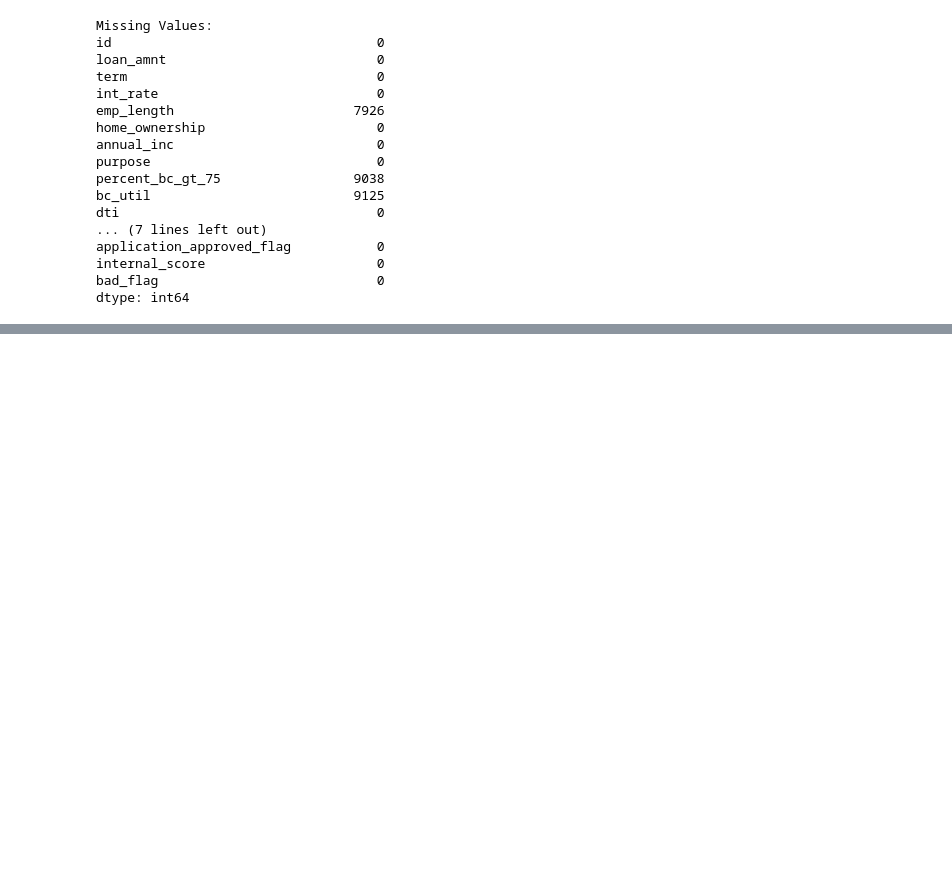
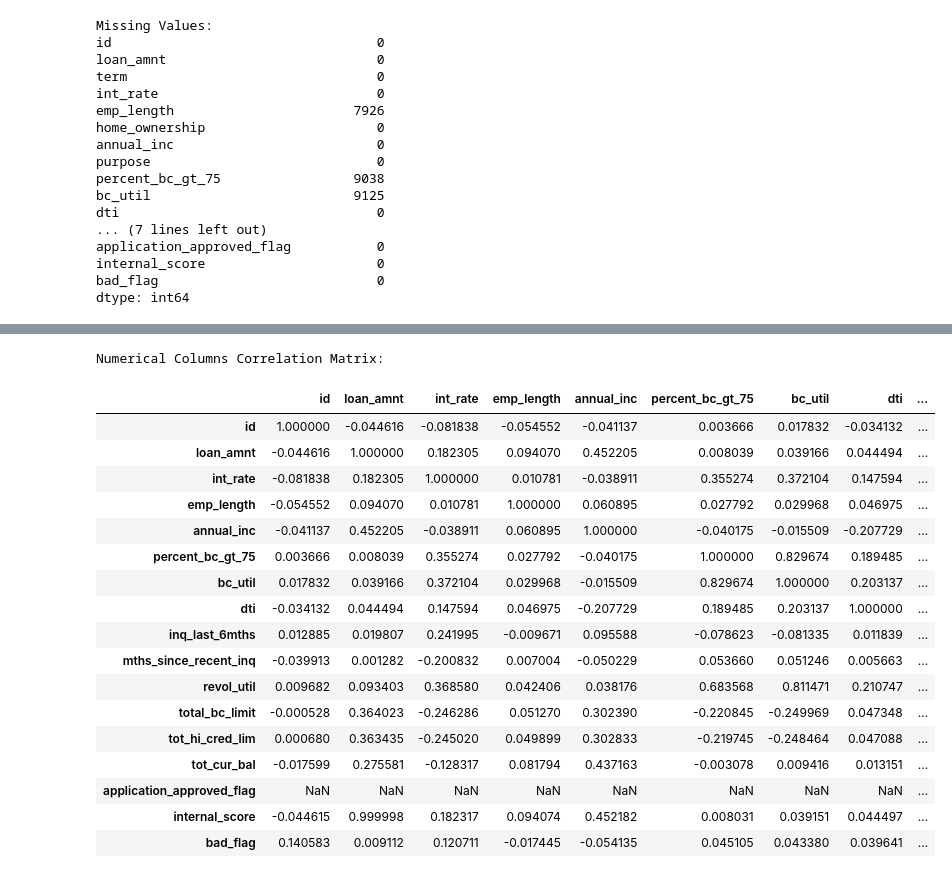
Before and after one commit to swatipadhee/Loan, a Jupyter notebook: EDA.ipynb, the cells around one changed output, grey strips where cells are left out. Drawn from its saved outputs; the diff is of its cells as text; code cells hidden in the pictures; blank space fills up the shorter version.

Commit message:
Update EDA.ipynb
Missing data imputation and feature analysis

```diff
--- a/EDA.ipynb
+++ b/EDA.ipynb
@@ -580,0 +592,32 @@ df_2 = df_2.drop(columns=['mths_since_last_major_derog'])
+# %%
+# Imputation strategy for each column
+columns_to_impute = {
+    'annual_inc': 'mean',  # Mean imputation for numerical data like annual income
+    'percent_bc_gt_75': 'median',  # Median for percentage, as it may be skewed
+    'bc_util': 'median',  # Median for utilization ratio, which can be skewed
+    'revol_util': 'median',  # Median for revolving utilization ratio
+    'total_bc_limit': 'mean',  # Mean for credit limit, typically numerical
+    'tot_hi_cred_lim': 'mean',  # Mean for total high credit limit
+    'tot_cur_bal': 'mean',  # Mean for total current balance
+    'int_rate': 'mean',  # Mean for interest rate
+    'dti': 'mean',  # Mean for debt-to-income ratio
+    'internal_score': 'mean',  # Mean for internal score
+    'term': 'mode',  # Mode for loan term (categorical)
+    'emp_length': 'mode',  # Mode for employment length (categorical)
+    'inq_last_6mths': 'median',  # Median for inquiries in the last 6 months
+    'mths_since_recent_inq': 'median'  # Median for months since recent inquiry
+}
+
+# Perform imputation based on the specified methods
+for column, method in columns_to_impute.items():
+    if method == 'mean':
+        df_3[column] = df_3[column].fillna(df_3[column].mean())
+    elif method == 'median':
+        df_3[column] = df_3[column].fillna(df_3[column].median())
+    elif method == 'mode':
+        df_3[column] = df_3[column].fillna(df_3[column].mode()[0])
+
+# Print missingness after imputation
+missingness_after_imputation = df_3.isna().sum()
+print("Missingness after imputation:")
+print(missingness_after_imputation)
@@ -580,0 +642,28 @@ df_2 = df_2.drop(columns=['mths_since_last_major_derog'])
+# %%
+numerical_df3 = df_3.select_dtypes(include=['number'])
+# Calculate correlations
+correlation_matrix = numerical_df3.corr()
+
+# Display the correlation matrix
+print("Numerical Columns Correlation Matrix:")
+correlation_matrix
+# %% [output]
+Numerical Columns Correlation Matrix:
+|  | id | loan_amnt | int_rate | emp_length | annual_inc | percent_bc_gt_75 | bc_util | dti | ... |
+| id | 1.000000 | -0.044616 | -0.081838 | -0.054552 | -0.041137 | 0.003666 | 0.017832 | -0.034132 | ... |
+| loan_amnt | -0.044616 | 1.000000 | 0.182305 | 0.094070 | 0.452205 | 0.008039 | 0.039166 | 0.044494 | ... |
+| int_rate | -0.081838 | 0.182305 | 1.000000 | 0.010781 | -0.038911 | 0.355274 | 0.372104 | 0.147594 | ... |
+| emp_length | -0.054552 | 0.094070 | 0.010781 | 1.000000 | 0.060895 | 0.027792 | 0.029968 | 0.046975 | ... |
+| annual_inc | -0.041137 | 0.452205 | -0.038911 | 0.060895 | 1.000000 | -0.040175 | -0.015509 | -0.207729 | ... |
+| percent_bc_gt_75 | 0.003666 | 0.008039 | 0.355274 | 0.027792 | -0.040175 | 1.000000 | 0.829674 | 0.189485 | ... |
+| bc_util | 0.017832 | 0.039166 | 0.372104 | 0.029968 | -0.015509 | 0.829674 | 1.000000 | 0.203137 | ... |
+| dti | -0.034132 | 0.044494 | 0.147594 | 0.046975 | -0.207729 | 0.189485 | 0.203137 | 1.000000 | ... |
+| inq_last_6mths | 0.012885 | 0.019807 | 0.241995 | -0.009671 | 0.095588 | -0.078623 | -0.081335 | 0.011839 | ... |
+| mths_since_recent_inq | -0.039913 | 0.001282 | -0.200832 | 0.007004 | -0.050229 | 0.053660 | 0.051246 | 0.005663 | ... |
+| revol_util | 0.009682 | 0.093403 | 0.368580 | 0.042406 | 0.038176 | 0.683568 | 0.811471 | 0.210747 | ... |
+| total_bc_limit | -0.000528 | 0.364023 | -0.246286 | 0.051270 | 0.302390 | -0.220845 | -0.249969 | 0.047348 | ... |
+| tot_hi_cred_lim | 0.000680 | 0.363435 | -0.245020 | 0.049899 | 0.302833 | -0.219745 | -0.248464 | 0.047088 | ... |
+| tot_cur_bal | -0.017599 | 0.275581 | -0.128317 | 0.081794 | 0.437163 | -0.003078 | 0.009416 | 0.013151 | ... |
+| application_approved_flag | NaN | NaN | NaN | NaN | NaN | NaN | NaN | NaN | ... |
+| internal_score | -0.044615 | 0.999998 | 0.182317 | 0.094074 | 0.452182 | 0.008031 | 0.039151 | 0.044497 | ... |
+| bad_flag | 0.140583 | 0.009112 | 0.120711 | -0.017445 | -0.054135 | 0.045105 | 0.043380 | 0.039641 | ... |
```
Also changed, not shown: parts of 10 cells of this notebook.
